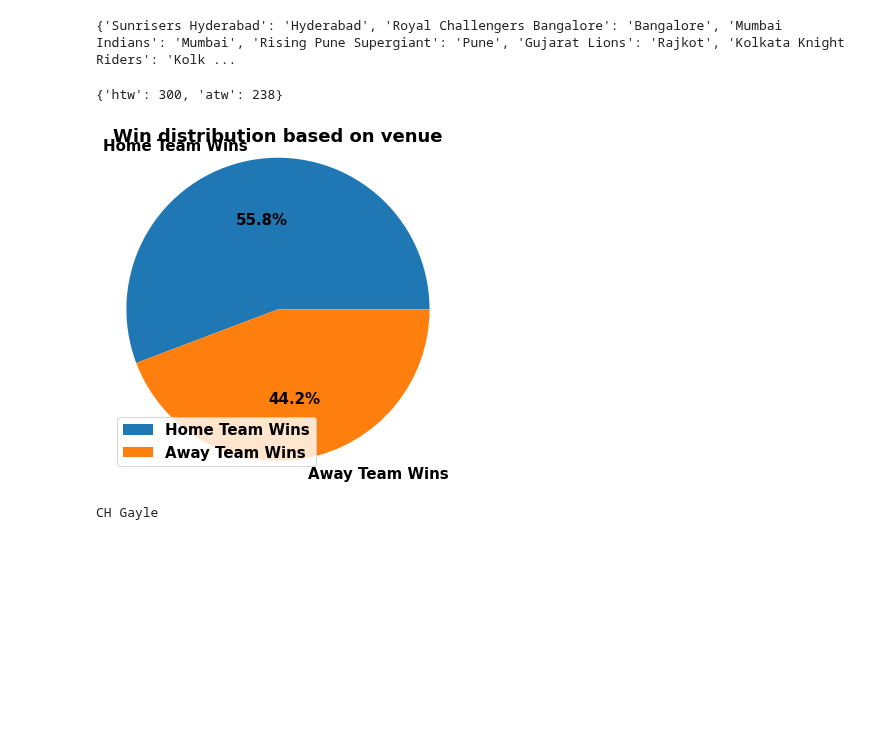
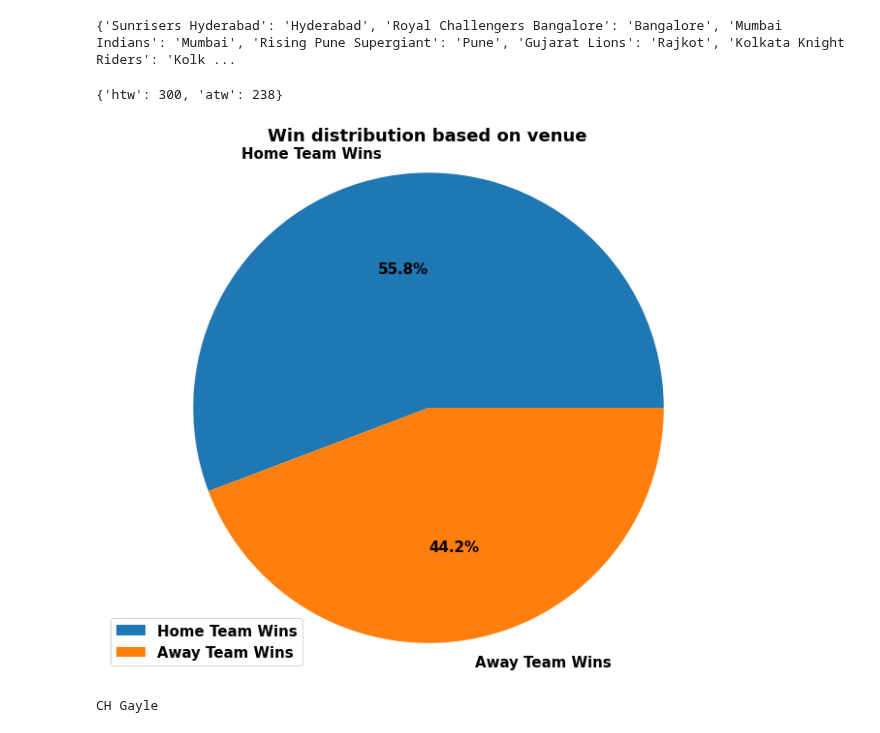
Before and after one commit to AravindM2803/IPL-Simulator, a Jupyter notebook: iplsim-dense/EDA.ipynb, the cells around one changed output. Drawn from its saved outputs; the diff is of its cells as text; code cells hidden in the pictures; blank space fills up the shorter version.

```diff
--- a/iplsim-dense/EDA.ipynb
+++ b/iplsim-dense/EDA.ipynb
@@ -142,29 +142,29 @@ print(home_team)
 # %%
 home_team_adv={'htw':0,'atw':0}
 count=0
 for index, row in matches.iterrows():
   count+=1
   if((row['city']==home_team[row['team1']]) and (row['winner']==row['team1'])):
     home_team_adv['htw']+=1
   elif((row['city']==home_team[row['team1']]) and (row['winner']==row['team2'])):
     home_team_adv['atw']+=1
   elif((row['city']==home_team[row['team2']]) and (row['winner']==row['team2'])):
     home_team_adv['htw']+=1
   elif((row['city']==home_team[row['team2']]) and (row['winner']==row['team1'])):
     home_team_adv['atw']+=1
 print(home_team_adv)
 plt.pie([float(v) for v in home_team_adv.values()], labels=["Home Team Wins", "Away Team Wins"],
            autopct='%1.1f%%')
 plt.title("Win distribution based on venue", fontweight='bold')
 plt.legend(loc="lower left")
 plt.axis('equal')
 fig = plt.gcf()
-fig.set_size_inches(6, 6)
-plt.savefig("Images\\EDA\\home_team_adv.png", dpi=300)
+fig.set_size_inches(12, 10)
+plt.savefig("Images\\EDA\\home_team_adv.jpeg", dpi=300)
 plt.show()
 # %% [output]
 {'htw': 300, 'atw': 238}
-[figure, old version]
+[figure, new version]
 # %%
 # mom={'highest_mom':0,'not_highest_mom':0}
 # for index, row in matches.iterrows():
```
Also changed, not shown: parts of 2 cells of this notebook, 3 other files.
